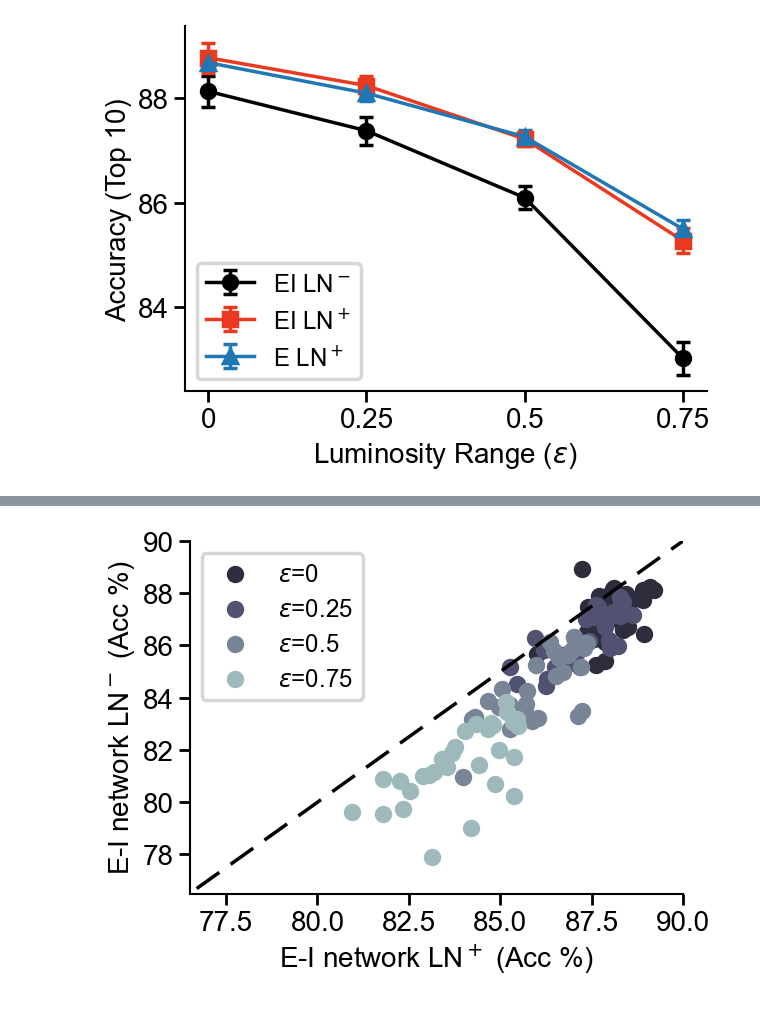
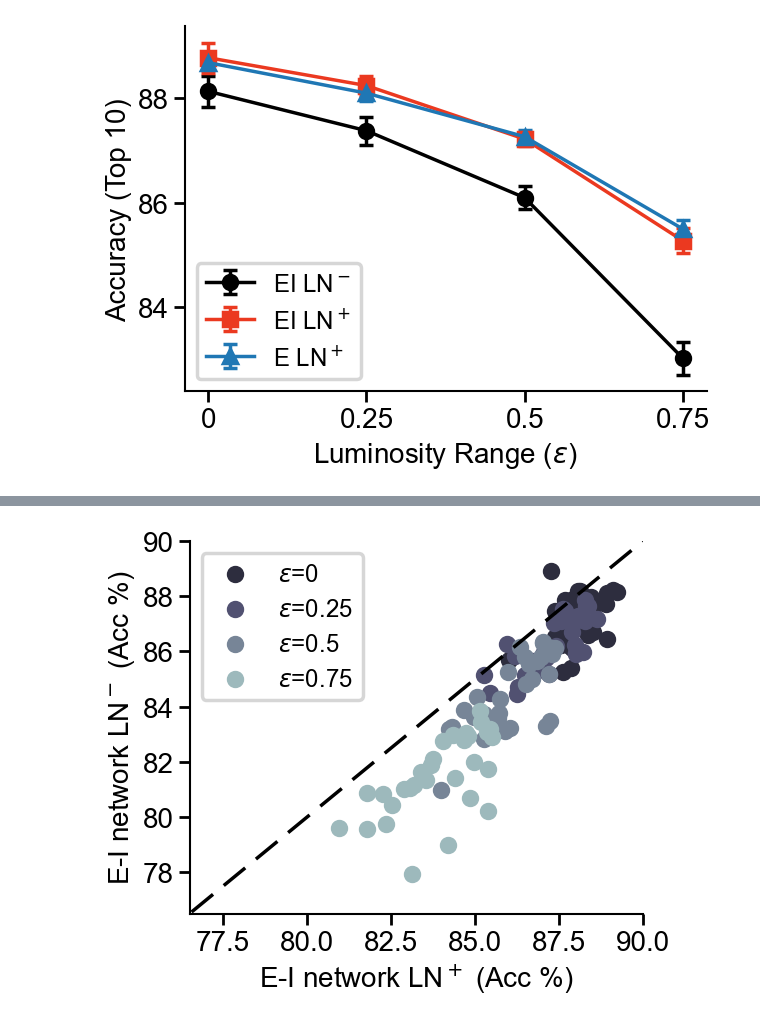
Before and after one commit to RoyHEyono/HomeostaticDANN, a Jupyter notebook: models/dense_mnist_task/figure_notebooks/fig1.ipynb, the cells around one changed output, grey strips where cells are left out. Cells and saved outputs as stored; diff of their text form; code cells hidden in the pictures.

```diff
--- a/models/dense_mnist_task/figure_notebooks/fig1.ipynb
+++ b/models/dense_mnist_task/figure_notebooks/fig1.ipynb
@@ -260,5 +260,5 @@ Mann–Whitney U p-value: 0.7581321119576172
 # %%
-fig, ax = plt.subplots()
+fig, ax = plt.subplots(figsize=(6,5))
 
 # Example brightness factors used
 brightness_values = [0, 0.25, 0.5, 0.75]
@@ -321,5 +321,5 @@ plt.savefig("figure1e.svg", format="svg")
 # %%
-fig, ax = plt.subplots()
+fig, ax = plt.subplots(figsize=(6,5))
 
 # Example brightness factors used
 brightness_values = [0, 0.25, 0.5, 0.75]
@@ -350,31 +350,31 @@ for bfi in brightness_values:
     color = cmap(norm(bfi))
 
     runs_dict = dict()
 
     runs_dict["runs_ei_network_noln"] = fetch_runs(api, entity='project_danns', project_name='Luminosity_LNHomeostasis', filters={"config.dataset": "fashionmnist",
                                                             "config.brightness_factor": bfi, "config.homeostasis": 0, "config.normtype": 0, "config.normtype_detach": 0,
                                                             "config.excitation_training": 0, "config.layer_norm": 0, "config.use_testset": True}, order="-summary_metrics.test_acc")
 
     runs_dict["runs_ei_network_ln"] = fetch_runs(api, entity='project_danns', project_name='Luminosity_LNHomeostasis', filters={"config.dataset": "fashionmnist",
                                                             "config.brightness_factor": bfi, "config.homeostasis": 0, "config.normtype": 0, "config.normtype_detach": 0,
                                                             "config.excitation_training": 0, "config.layer_norm": 1, "config.use_testset": True}, order="-summary_metrics.test_acc")
 
     top_n = len(runs_dict["runs_ei_network_noln"])
 
     for top in range(top_n):
         vanilla_dann_acc = runs_dict["runs_ei_network_noln"][top].summary['test_acc']
         for rn in runs_dict["runs_ei_network_ln"]:
             if same_config(rn.config, runs_dict["runs_ei_network_noln"][top].config, keys=['lr', 'wd','inhib_lrs', 'momentum', 'inhib_momentum']):
                 sc = ax.scatter(rn.summary['test_acc'], vanilla_dann_acc, color=color, label=f"$\epsilon$={bfi}" if top == 0 else None)
                 break  # Only label once per brightness group
 ax.set_xlim(76.5, 90)
 ax.set_ylim(76.5, 90)
 ax.legend(loc='upper left')
 # sm = cm.ScalarMappable(cmap=cmap, norm=norm)
 # sm.set_array([])
 # cbar = plt.colorbar(sm, ax=ax)
 # cbar.set_label('Luminosity Threshold', fontsize=16)
 # cbar.ax.tick_params(labelsize=14)
 plt.savefig("figure1c.svg", format="svg")
 # %% [output]
-[figure, old version]
+[figure, new version]
```
Also changed, not shown: parts of 2 cells of this notebook, 4 other files.
